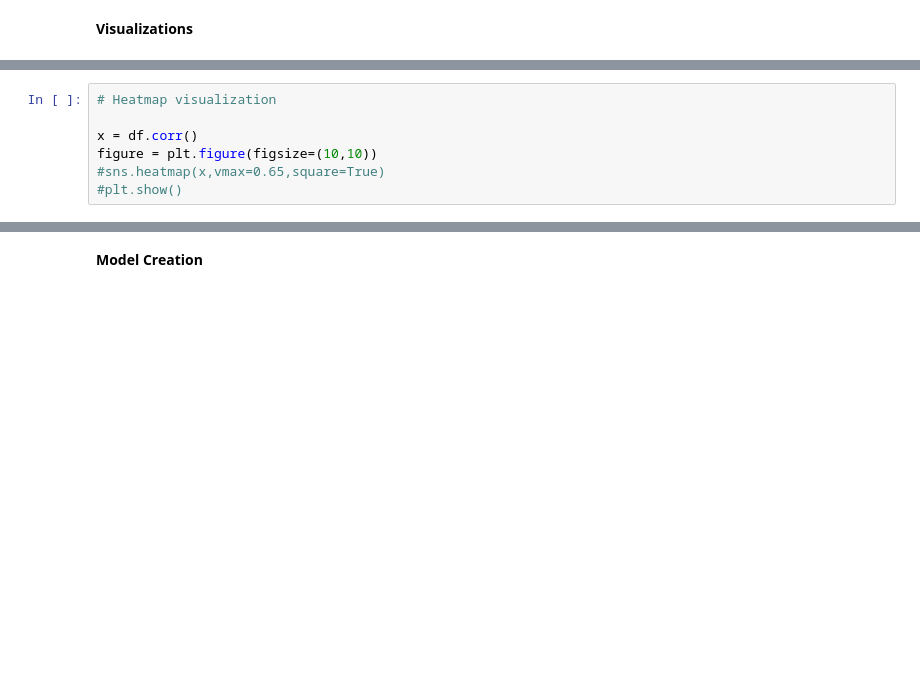
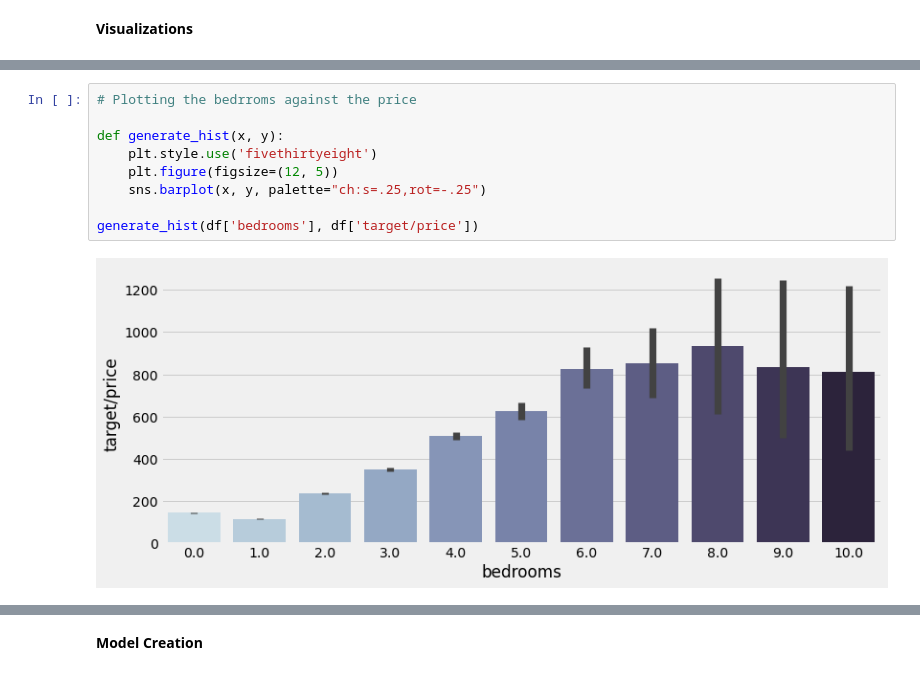
Before and after one commit to BuildWeek-ft-airbnb-6/backend, a Jupyter notebook: model/model.ipynb, the cells around one changed output, grey strips where cells are left out. Cells and saved outputs as stored; diff of their text form; blank space fills up the shorter version.

Commit message:
Updated visualizations

```diff
--- a/model/model.ipynb
+++ b/model/model.ipynb
@@ -67,7 +65,0 @@ df.drop(columns=['price'],inplace=True)
-# %%
-# Heatmap visualization
-
-x = df.corr()
-figure = plt.figure(figsize=(10,10))
-#sns.heatmap(x,vmax=0.65,square=True)
-#plt.show()
@@ -75,0 +82,11 @@ figure = plt.figure(figsize=(10,10))
+# %%
+# Plotting the bedrroms against the price
+
+def generate_hist(x, y):
+    plt.style.use('fivethirtyeight')
+    plt.figure(figsize=(12, 5))
+    sns.barplot(x, y, palette="ch:s=.25,rot=-.25")
+
+generate_hist(df['bedrooms'], df['target/price'])
+# %% [output]
+[figure, added]
```
Also changed, not shown: parts of 10 cells of this notebook.
